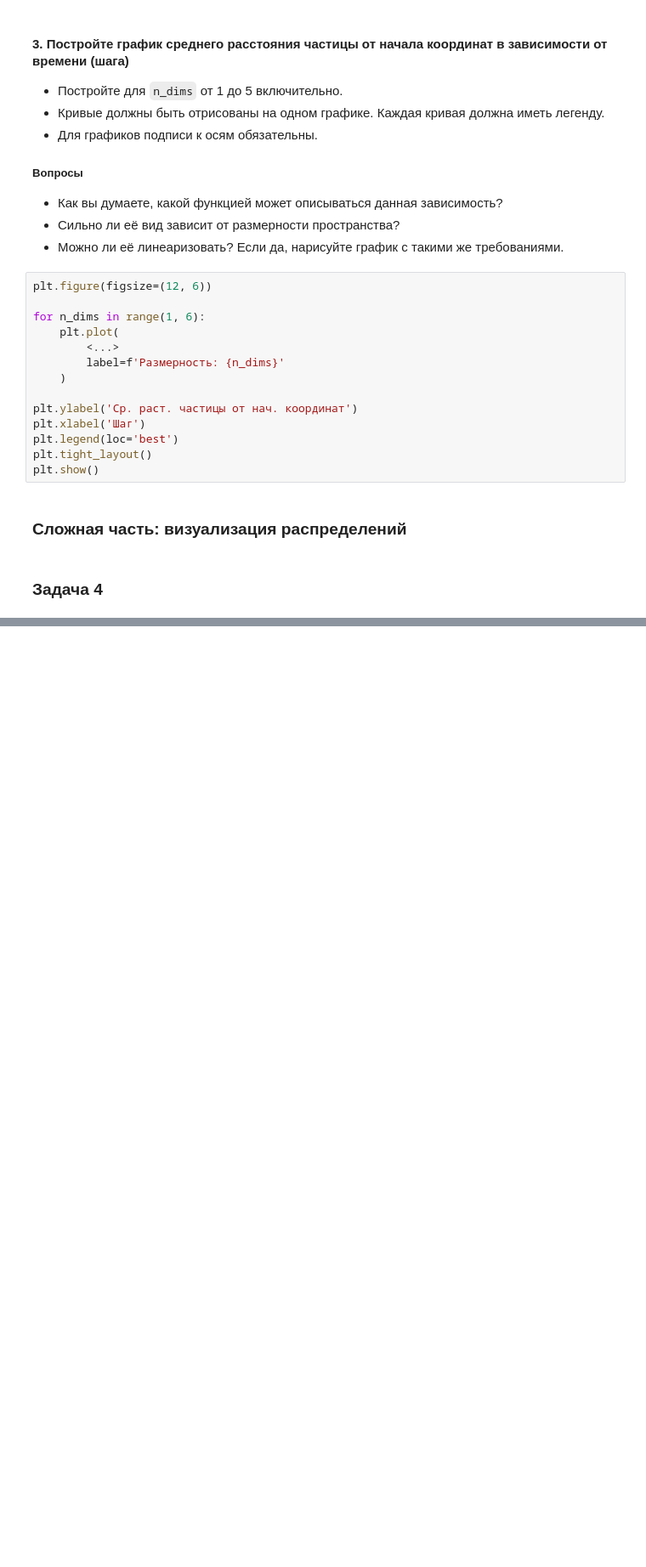
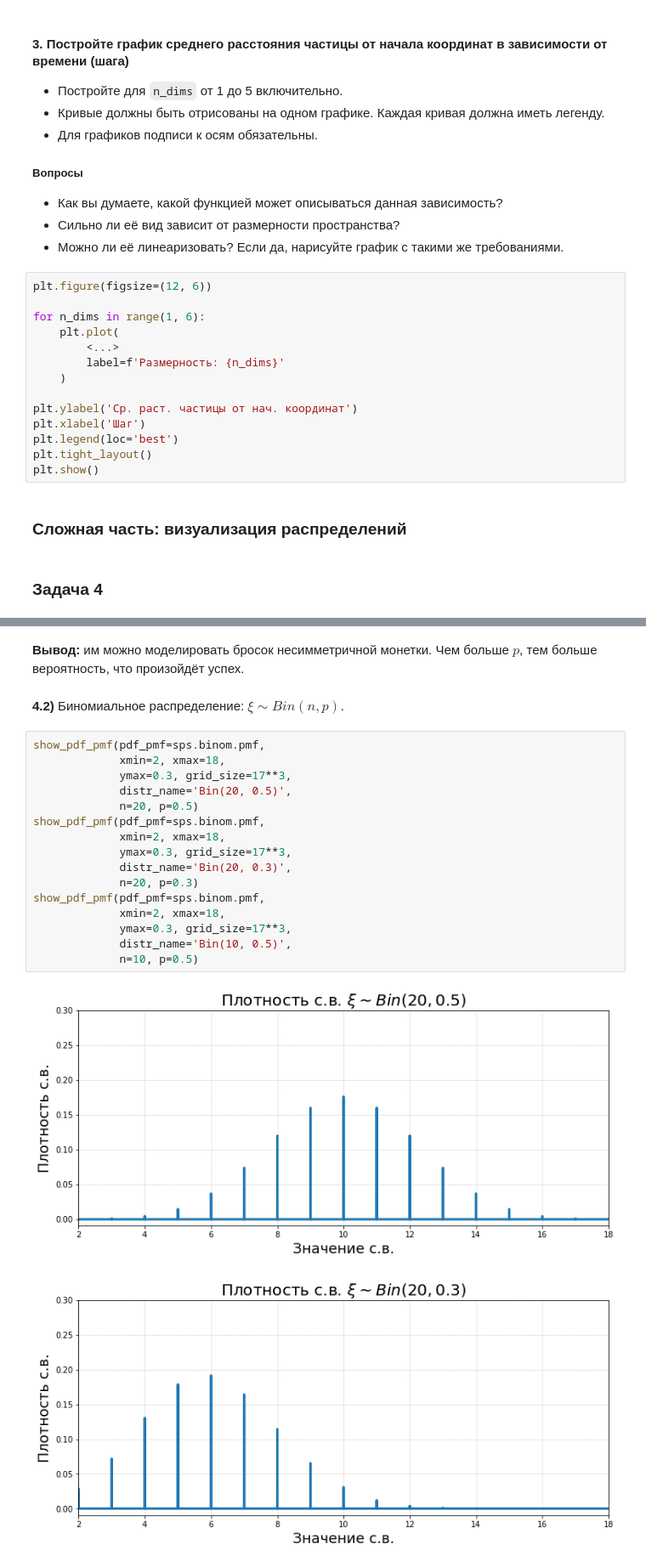
Before and after one commit to TopCoder2K/DS-introduction, a Jupyter notebook: notebooks/[814] Пчелинцев Святослав - Задание 1.ipynb, the cells around one changed output, grey strips where cells are left out. Shown at 85% size. Drawn from its saved outputs; the diff is of its cells as text; blank space fills up the shorter version.

```diff
--- a/notebooks/[814] Пчелинцев Святослав - Задание 1.ipynb
+++ b/notebooks/[814] Пчелинцев Святослав - Задание 1.ipynb
@@ -489,0 +616,23 @@ plt.show()
+# %% [markdown]
+**Вывод:** им можно моделировать бросок несимметричной монетки. Чем больше $p$, тем больше вероятность, что произойдёт успех.
+# %% [markdown]
+**4.2)** Биномиальное распределение: $\xi \sim Bin(n, p)$.
+# %%
+show_pdf_pmf(pdf_pmf=sps.binom.pmf,
+             xmin=2, xmax=18,
+             ymax=0.3, grid_size=17**3,
+             distr_name='Bin(20, 0.5)',
+             n=20, p=0.5)
+show_pdf_pmf(pdf_pmf=sps.binom.pmf,
+             xmin=2, xmax=18,
+             ymax=0.3, grid_size=17**3,
+             distr_name='Bin(20, 0.3)',
+             n=20, p=0.3)
+show_pdf_pmf(pdf_pmf=sps.binom.pmf,
+             xmin=2, xmax=18,
+             ymax=0.3, grid_size=17**3,
+             distr_name='Bin(10, 0.5)',
+             n=10, p=0.5)
+# %% [output]
+[figure, added]
+[figure, added]
```
Also changed, not shown: parts of 19 cells of this notebook, 2 other files.
